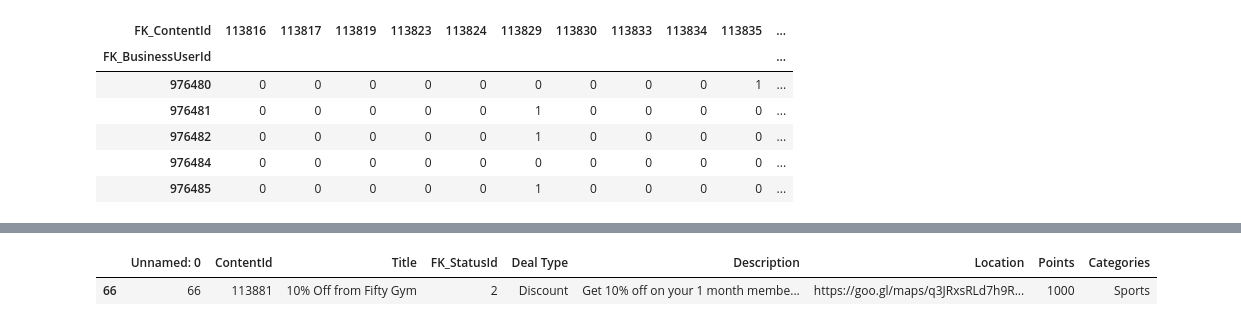
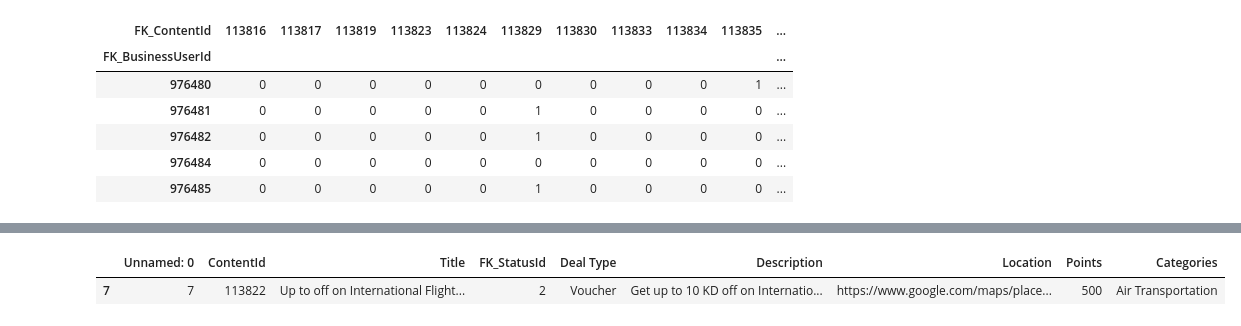
Before and after one commit to DboukAli98/KFHXRelatedAi, a Jupyter notebook: NoteBooks/Model Generation/Reward_X_Redeem_Model.ipynb, the cells around one changed output, grey strips where cells are left out. Cells and saved outputs as stored; diff of their text form; code cells hidden in the pictures.

```diff
--- a/NoteBooks/Model Generation/Reward_X_Redeem_Model.ipynb
+++ b/NoteBooks/Model Generation/Reward_X_Redeem_Model.ipynb
@@ -359,11 +448,11 @@ Scores items for user 988451: [1.9142162432638588, 1.9139746204789134, 0.8384976
 # %%
-specific_content_id = 113881,
+specific_content_id = 113822,
 result = deals_data[deals_data['ContentId'] == specific_content_id]
 
 result
 # %% [output]
 |  | Unnamed: 0 | ContentId | Title | FK_StatusId | Deal Type | Description | Location | Points | Categories |
-| 66 | 66 | 113881 | 10% Off from Fifty Gym | 2 | Discount | Get 10% off on your 1 month membe... | https://goo.gl/maps/q3JRxsRLd7h9R... | 1000 | Sports |
+| 7 | 7 | 113822 | Up to off on International Flight... | 2 | Voucher | Get up to 10 KD off on Internatio... | https://www.google.com/maps/place... | 500 | Air Transportation |
 # %%
 user_last_interactions = user_item_matrix.loc[user_id]
 user_interacted_items = user_last_interactions[user_last_interactions > 0].index
```
Also changed, not shown: parts of 10 cells of this notebook.
